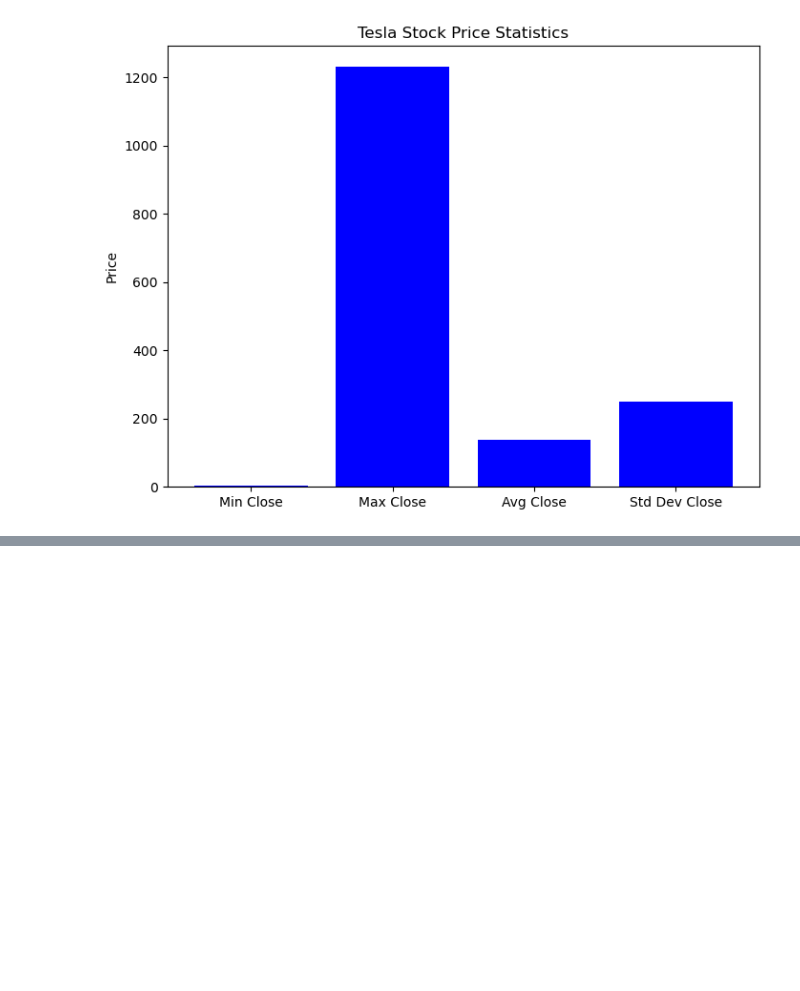
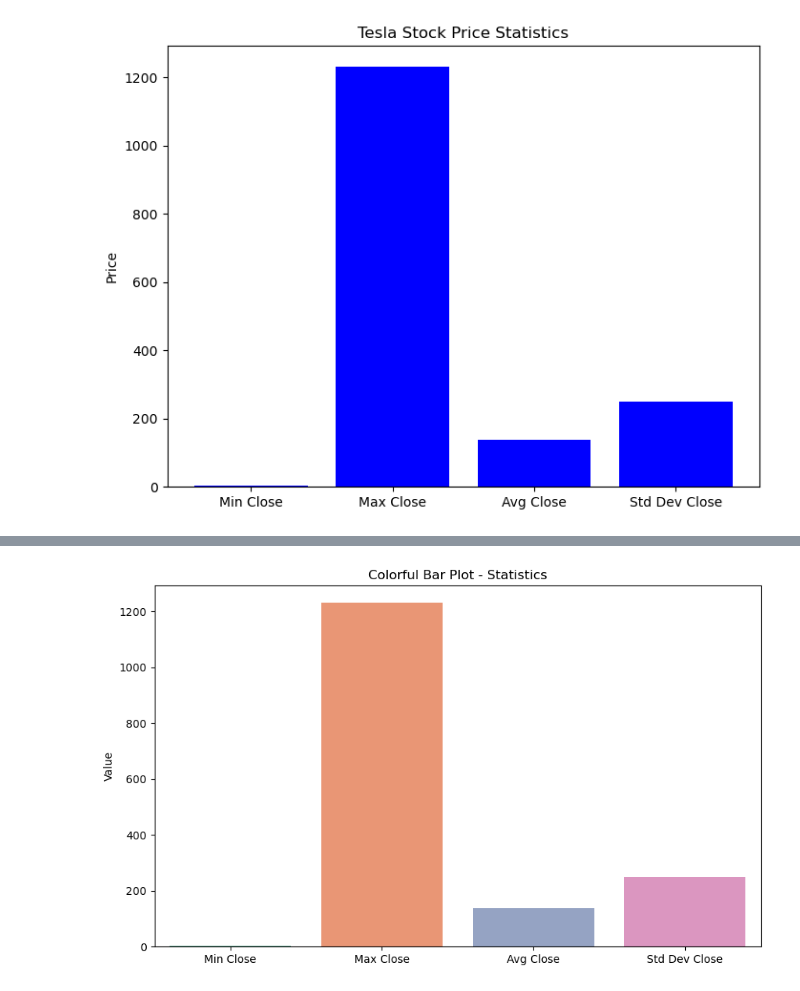
Before and after one commit to lucioawa/Tesla_Stock_Analysis_MLM_Predictions, a Jupyter notebook: Tesla_Stock_Prices.ipynb, the cells around one changed output, grey strips where cells are left out. Cells and saved outputs as stored; diff of their text form; code cells hidden in the pictures; blank space fills up the shorter version.

```diff
--- a/Tesla_Stock_Prices.ipynb
+++ b/Tesla_Stock_Prices.ipynb
@@ -51,0 +110,12 @@ plt.show()
+# %%
+# Colorful Bar Plot:
+# Uses a colorful palette for bars.
+# Useful when you want to add visual interest or distinguish between different statistics.
+
+plt.figure(figsize=(10, 6))
+sns.barplot(x=stat_labels, y=stat_values, palette='Set2')
+plt.title('Colorful Bar Plot - Statistics')
+plt.ylabel('Value')
+plt.show()
+# %% [output]
+[figure, added]
```
Also changed, not shown: parts of 8 cells of this notebook.
